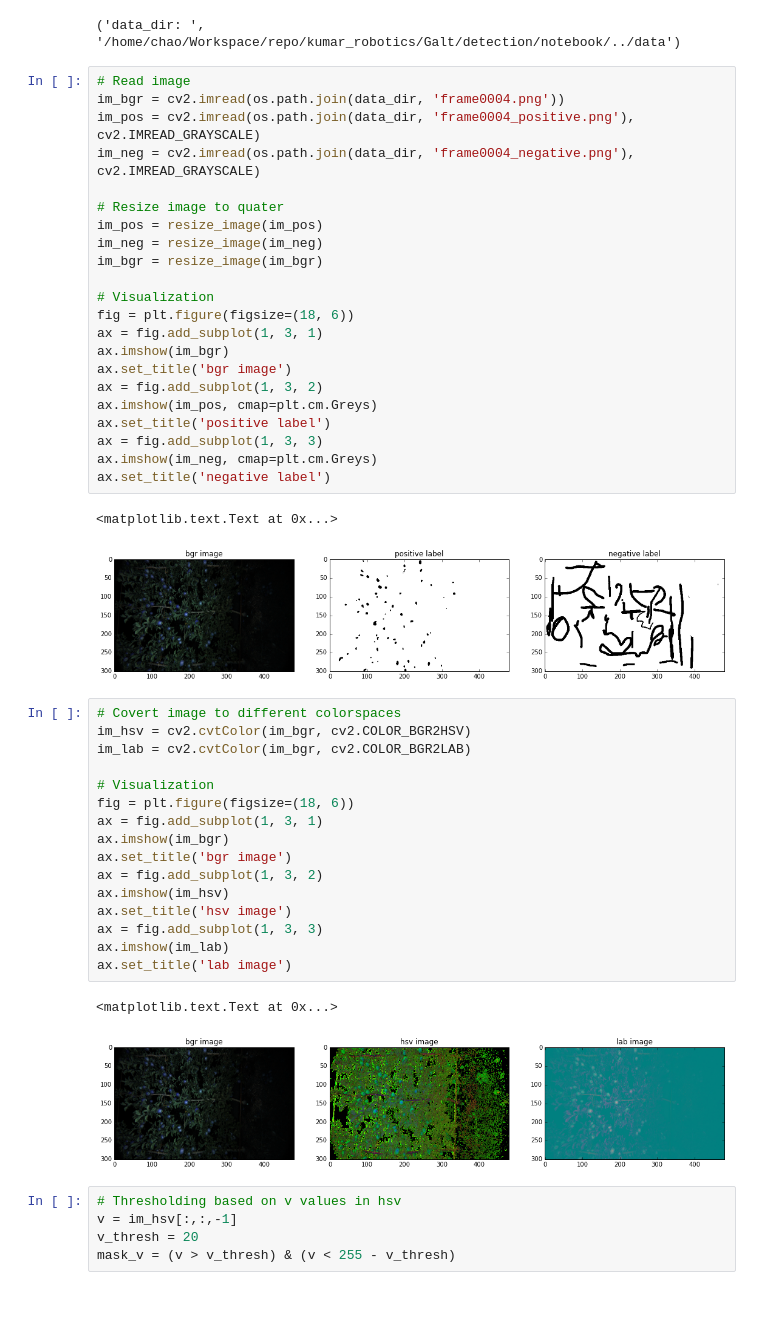
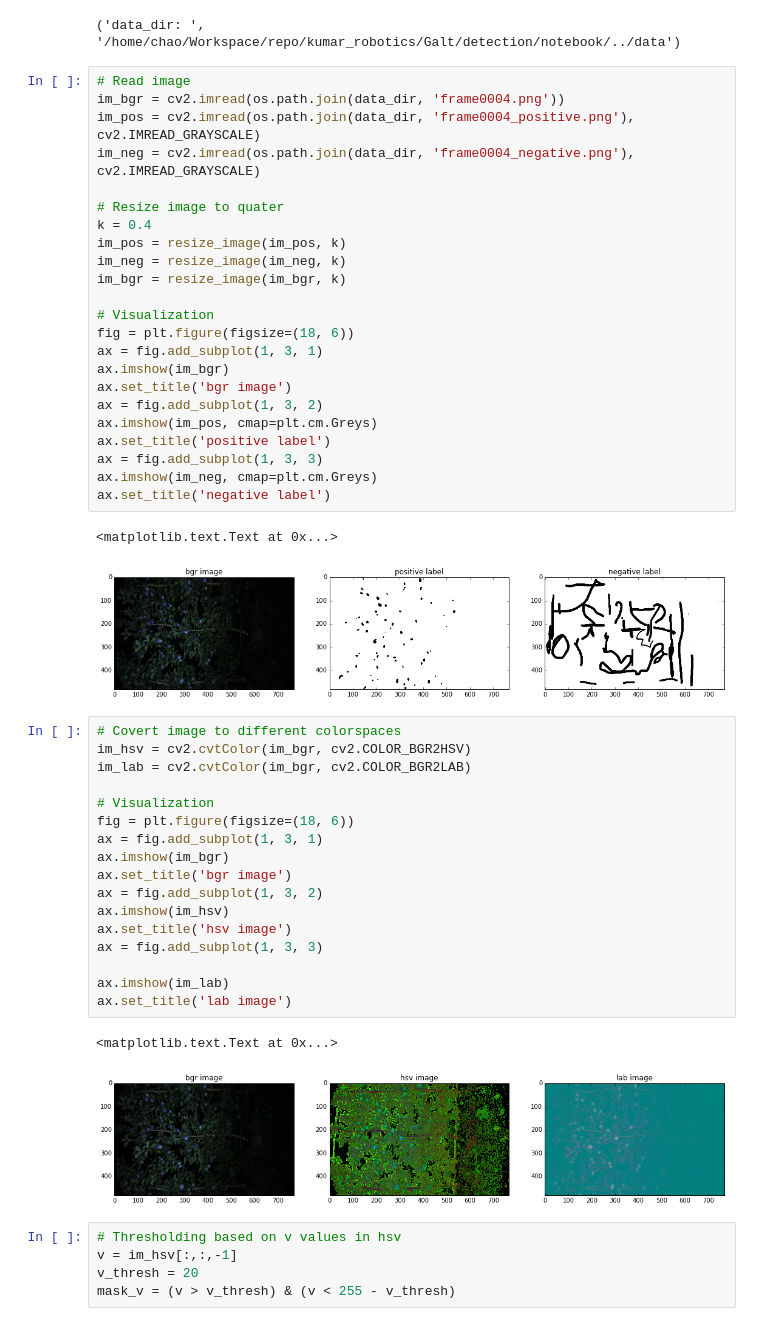
Before and after one commit to versatran01/Galt, a Jupyter notebook: detection/notebook/svc.ipynb, the cells around one changed output. Cells and saved outputs as stored; diff of their text form.

```diff
--- a/detection/notebook/svc.ipynb
+++ b/detection/notebook/svc.ipynb
@@ -30,28 +30,29 @@ print('data_dir: ', data_dir)
 # %%
 # Read image
 im_bgr = cv2.imread(os.path.join(data_dir, 'frame0004.png'))
 im_pos = cv2.imread(os.path.join(data_dir, 'frame0004_positive.png'), cv2.IMREAD_GRAYSCALE)
 im_neg = cv2.imread(os.path.join(data_dir, 'frame0004_negative.png'), cv2.IMREAD_GRAYSCALE)
 
 # Resize image to quater
-im_pos = resize_image(im_pos)
-im_neg = resize_image(im_neg)
-im_bgr = resize_image(im_bgr)
+k = 0.4
+im_pos = resize_image(im_pos, k)
+im_neg = resize_image(im_neg, k)
+im_bgr = resize_image(im_bgr, k)
 
 # Visualization
 fig = plt.figure(figsize=(18, 6))
 ax = fig.add_subplot(1, 3, 1)
 ax.imshow(im_bgr)
 ax.set_title('bgr image')
 ax = fig.add_subplot(1, 3, 2)
 ax.imshow(im_pos, cmap=plt.cm.Greys)
 ax.set_title('positive label')
 ax = fig.add_subplot(1, 3, 3)
 ax.imshow(im_neg, cmap=plt.cm.Greys)
 ax.set_title('negative label')
 # %% [output]
 <matplotlib.text.Text at 0x...>
-[figure, old version]
+[figure, new version]
 # %%
 # Covert image to different colorspaces
 im_hsv = cv2.cvtColor(im_bgr, cv2.COLOR_BGR2HSV)
@@ -66,11 +67,12 @@ ax = fig.add_subplot(1, 3, 2)
 ax.imshow(im_hsv)
 ax.set_title('hsv image')
 ax = fig.add_subplot(1, 3, 3)
+
 ax.imshow(im_lab)
 ax.set_title('lab image')
 # %% [output]
 <matplotlib.text.Text at 0x...>
-[figure, old version]
+[figure, new version]
 # %%
 # Thresholding based on v values in hsv
 v = im_hsv[:,:,-1]
```
Also changed, not shown: parts of 10 cells of this notebook, 1 other file.
